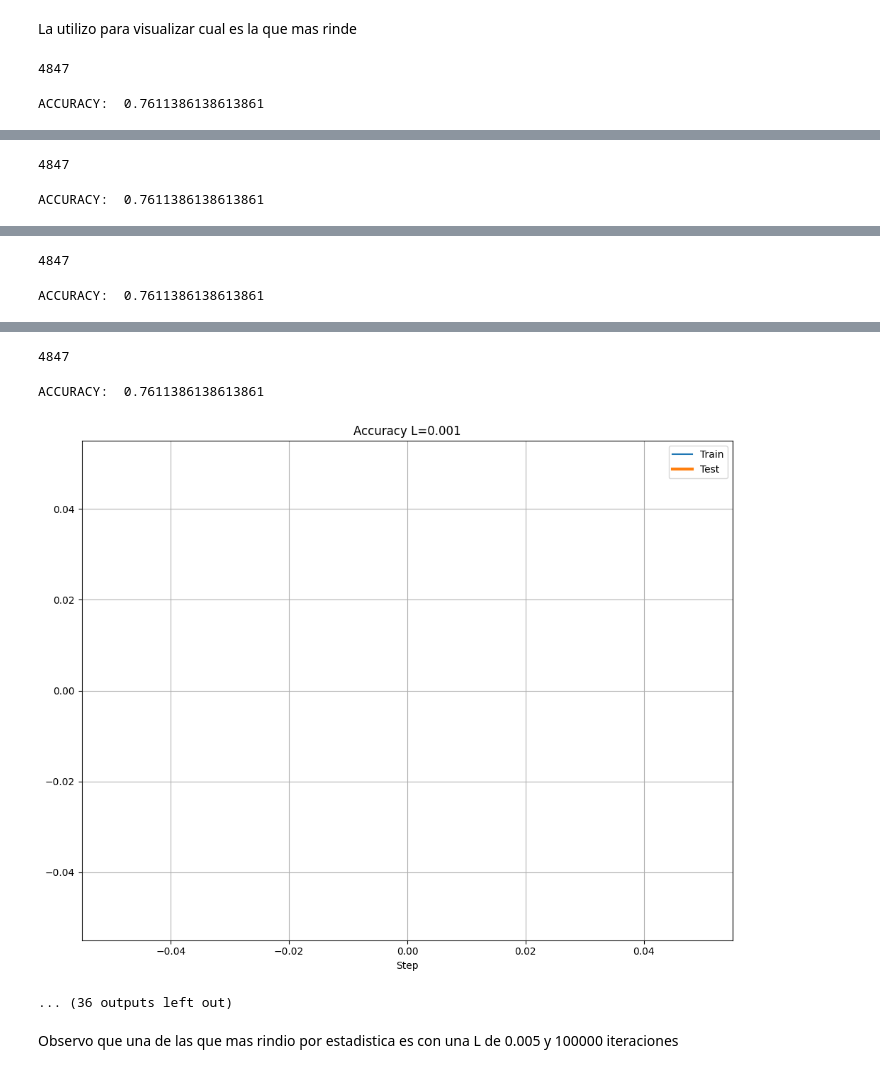
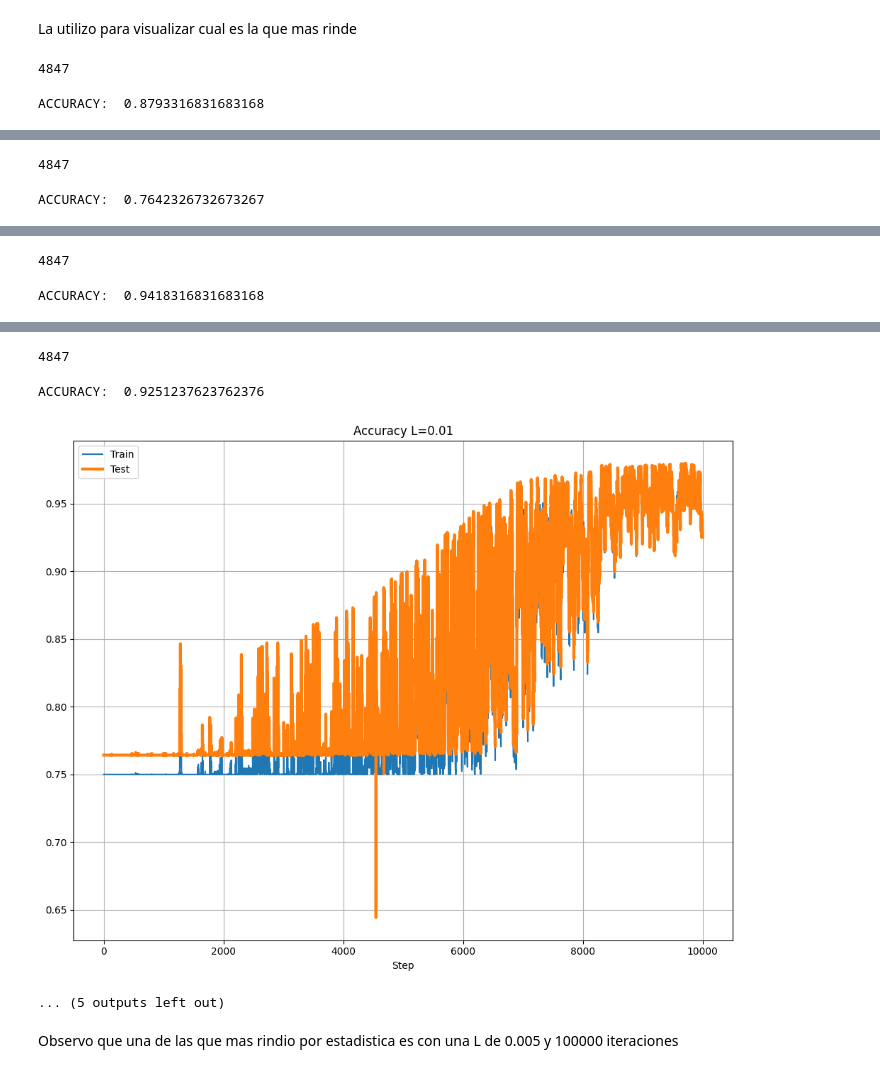
Before and after one commit to LorenGrz/TP_FINAL_MATElll, a Jupyter notebook: TP_LORENZO_v2.ipynb, the cells around one changed output, grey strips where cells are left out. Cells and saved outputs as stored; diff of their text form; code cells hidden in the pictures.

```diff
--- a/TP_LORENZO_v2.ipynb
+++ b/TP_LORENZO_v2.ipynb
@@ -372,8 +374,8 @@ def miRed(L, iters):
     print(n)
     np.random.seed(6)
     # Inicializar los pesos y sesgos de la red neuronal
-    w_hidden = np.random.rand(4, 8)
-    w_output = np.random.rand(1, 4)
+    w_hidden = np.random.rand(4, 8) * 2 - 1
+    w_output = np.random.rand(1, 4) * 2 - 1
 
     b_hidden = np.random.rand(4, 1)
     b_output = np.random.rand(1, 1)
@@ -381,6 +383,10 @@ def miRed(L, iters):
     # Funciones de activación
     relu = lambda x: np.maximum(x, 0)
     logistic = lambda x: 1 / (1 + np.exp(-x))
+
+    # Derivadas de las funciones de activación
+    d_relu = lambda x: x > 0
+    d_logistic = lambda x: np.exp(-x) / (1 + np.exp(-x)) ** 2
 
     #print(b_hidden)
     #print(b_output)
@@ -402,11 +408,11 @@ def miRed(L, iters):
 
     def backward_prop(Z1, A1, Z2, A2, X, Y):
         dC_dA2 = 2 * A2 - 2 * Y
-        dA2_dZ2 = logistic(Z2)
+        dA2_dZ2 = d_logistic(Z2)
         dZ2_dA1 = w_output
         dZ2_dW2 = A1
         dZ2_dB2 = 1
-        dA1_dZ1 = relu(Z1)
+        dA1_dZ1 = d_relu(Z1)
         dZ1_dW1 = X
         dZ1_dB1 = 1
 
@@ -442,18 +448,18 @@ def miRed(L, iters):
         b_hidden -= L * dB1
         w_output -= L * dW2
         b_output -= L * dB2
-        if (cont % 1000) == 0 :
-            # Cálculo de precisión del test
-            test_predictions = forward_prop(X_test.transpose())[3]  # Solo nos interesa la capa de salida, A2
-            test_predictions = (test_predictions >= 0.5).astype(int)  # Convertir las predicciones en valores binarios (0 o 1)
-            accuracy_TEST = np.mean(test_predictions == Y_test.reshape(1, -1))  # Calcular la precisión comparando las predicciones con las etiquetas reales
-            accuracy_test_l.append(accuracy_TEST)
 
-            # Cálculo de precisión del train
-            train_predictions = forward_prop(X_train.transpose())[3]  # Solo nos interesa la capa de salida, A2
-            train_predictions = (train_predictions >= 0.5).astype(int)  # Convertir las predicciones en valores binarios (0 o 1)
-            accuracy_TRAIN = np.mean(train_predictions == Y_train.reshape(1, -1))  # Calcular la precisión comparando las predicciones con las etiquetas reales
-            accuracy_train_l.append(accuracy_TRAIN)
+        # Cálculo de precisión del test
+        test_predictions = forward_prop(X_test.transpose())[3]  # Solo nos interesa la capa de salida, A2
+        test_predictions = (test_predictions >= 0.5).astype(int)  # Convertir las predicciones en valores binarios (0 o 1)
+        accuracy_TEST = np.mean(test_predictions == Y_test.reshape(1, -1))  # Calcular la precisión comparando las predicciones con las etiquetas reales
+        accuracy_test_l.append(accuracy_TEST)
+
+        # Cálculo de precisión del train
+        train_predictions = forward_prop(X_train.transpose())[3]  # Solo nos interesa la capa de salida, A2
+        train_predictions = (train_predictions >= 0.5).astype(int)  # Convertir las predicciones en valores binarios (0 o 1)
+        accuracy_TRAIN = np.mean(train_predictions == Y_train.reshape(1, -1))  # Calcular la precisión comparando las predicciones con las etiquetas reales
+        accuracy_train_l.append(accuracy_TRAIN)
 
     # Cálculo de precisión
     test_predictions = forward_prop(X_test.transpose())[3]  # Solo nos interesa la capa de salida, A2
@@ -488,11 +494,11 @@ def miRed(L, iters):
 # %% [markdown]
 La utilizo para visualizar cual es la que mas rinde
 # %%
-iters_l = [100,1000,10000,100000]
-L_l = [0.05,0.01,0.005,0.001]
+iters_l = [1000,10000,30000,50000]
+L_l = [0.05,0.01]
 for iter in iters_l:
     for L in L_l :
         miRed(L=L, iters=iter)
 # %% [output]
 4847
-ACCURACY:  0.7611386138613861
+ACCURACY:  0.8793316831683168
@@ -500,2 +506,2 @@ ACCURACY:  0.7611386138613861
 4847
-ACCURACY:  0.7611386138613861
+ACCURACY:  0.7642326732673267
@@ -503,2 +509,2 @@ ACCURACY:  0.7611386138613861
 4847
-ACCURACY:  0.7611386138613861
+ACCURACY:  0.9418316831683168
@@ -506,7 +512,7 @@ ACCURACY:  0.7611386138613861
 4847
-ACCURACY:  0.7611386138613861
+ACCURACY:  0.9251237623762376
-[figure, old version]
+[figure, new version]
-... (36 outputs left out)
+... (5 outputs left out)
 # %% [markdown]
 Observo que una de las que mas rindio por estadistica es con una L de 0.005 y 100000 iteraciones
 # %% [markdown]
```
Also changed, not shown: parts of 14 cells of this notebook.
